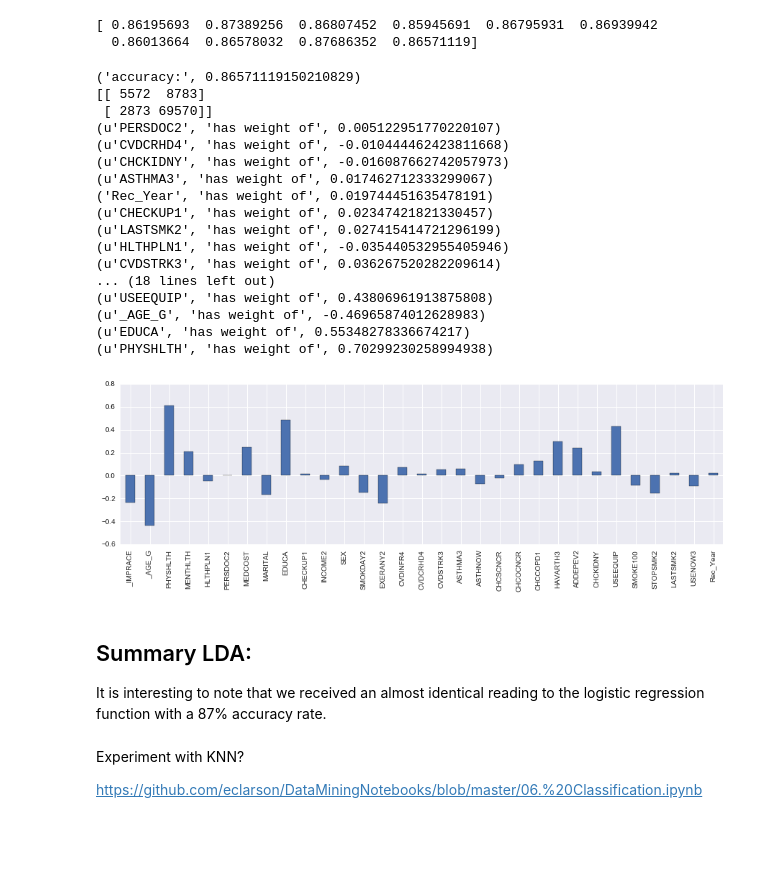
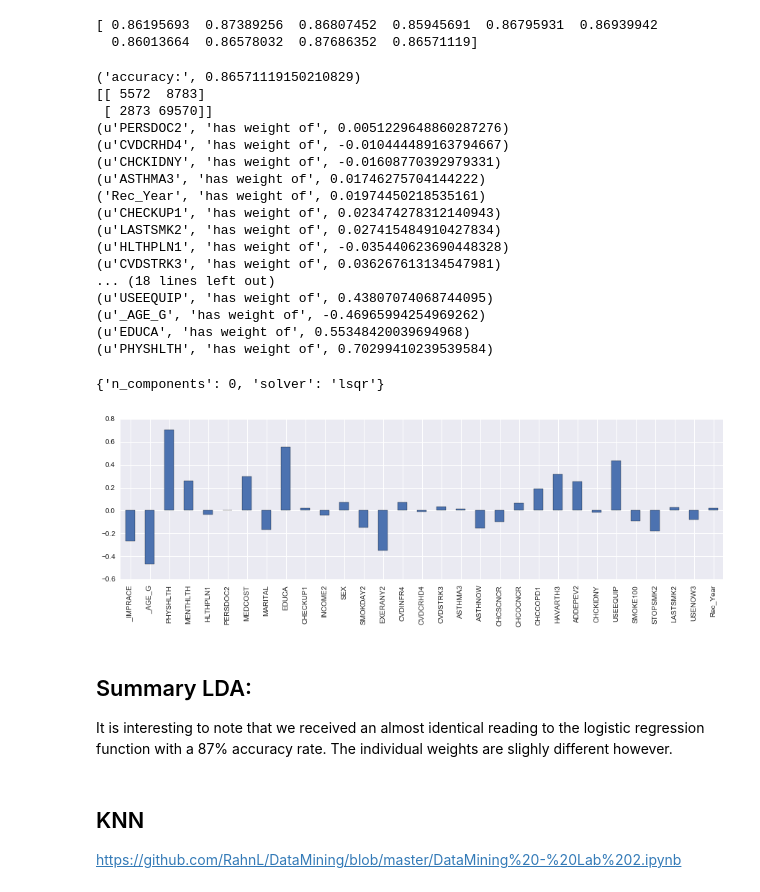
Before and after one commit to rlshuhart/MSDS6210-Immersion_Project, a Jupyter notebook: Study/Closing the Gap Study Revisited.ipynb, the cells around one changed output. Drawn from its saved outputs; the diff is of its cells as text; code cells hidden in the pictures; blank space fills up the shorter version.

```diff
--- a/Study/Closing the Gap Study Revisited.ipynb
+++ b/Study/Closing the Gap Study Revisited.ipynb
@@ -364,7 +365,7 @@ X_train_scaled = scale.transform(X_train) # apply to training
 X_test_scaled = scale.transform(X_test) # apply those means and std to the test set (without snooping at the test set values)
 
 # train the model just as before
-LDA = LinearDiscriminantAnalysis()
+LDA = LinearDiscriminantAnalysis(n_components = 0, solver = 'lsqr')
 LDA.fit(X_train_scaled,y_train)  # train object
 
 y_hat = LDA.predict(X_test_scaled) # get test set precitions
@@ -383,44 +384,46 @@ for coef, name in zip_vars:
 ('accuracy:', 0.86571119150210829)
 [[ 5572  8783]
  [ 2873 69570]]
-(u'PERSDOC2', 'has weight of', 0.005122951770220107)
-(u'CVDCRHD4', 'has weight of', -0.010444462423811668)
-(u'CHCKIDNY', 'has weight of', -0.016087662742057973)
-(u'ASTHMA3', 'has weight of', 0.017462712333299067)
-('Rec_Year', 'has weight of', 0.019744451635478191)
-(u'CHECKUP1', 'has weight of', 0.02347421821330457)
-(u'LASTSMK2', 'has weight of', 0.027415414721296199)
-(u'HLTHPLN1', 'has weight of', -0.035440532955405946)
-(u'CVDSTRK3', 'has weight of', 0.036267520282209614)
+(u'PERSDOC2', 'has weight of', 0.0051229648860287276)
+(u'CVDCRHD4', 'has weight of', -0.010444489163794667)
+(u'CHCKIDNY', 'has weight of', -0.01608770392979331)
+(u'ASTHMA3', 'has weight of', 0.01746275704144222)
+('Rec_Year', 'has weight of', 0.01974450218535161)
+(u'CHECKUP1', 'has weight of', 0.023474278312140943)
+(u'LASTSMK2', 'has weight of', 0.027415484910427834)
+(u'HLTHPLN1', 'has weight of', -0.035440623690448328)
+(u'CVDSTRK3', 'has weight of', 0.036267613134547981)
 ... (18 lines left out)
-(u'USEEQUIP', 'has weight of', 0.43806961913875808)
-(u'_AGE_G', 'has weight of', -0.46965874012628983)
-(u'EDUCA', 'has weight of', 0.55348278336674217)
-(u'PHYSHLTH', 'has weight of', 0.70299230258994938)
+(u'USEEQUIP', 'has weight of', 0.43807074068744095)
+(u'_AGE_G', 'has weight of', -0.46965994254969262)
+(u'EDUCA', 'has weight of', 0.55348420039694968)
+(u'PHYSHLTH', 'has weight of', 0.70299410239539584)
 # %%
 #http://scikit-learn.org/stable/modules/generated/sklearn.grid_search.GridSearchCV.html
 
 from sklearn import grid_search
-parameters = {'solver':('svd', 'lsqr'), 'n_components':[0,-1]}
+parameters = {'solver':('svd', 'lsqr', 'eigen'), 'n_components':[0,-1]}
 LDA = LinearDiscriminantAnalysis()
 clf = grid_search.GridSearchCV(LDA, parameters)
 clf.fit(X_train_scaled, y_train)
 
 # print out the best parameters
 clf.best_params_
+# %% [output]
+{'n_components': 0, 'solver': 'lsqr'}
 # %%
 plt.figure(figsize=[15,4])
 
-weights = pd.Series(logReg.coef_[0],index=brfss.columns)
+weights = pd.Series(LDA.coef_[0],index=brfss.columns)
 weights.plot(kind='bar')
 plt.show()
 # %% [output]
-[figure, old version]
+[figure, new version]
 # %% [markdown]
 ## Summary LDA:
 
-It is interesting to note that we received an almost identical reading to the logistic regression function with a 87% accuracy rate.
+It is interesting to note that we received an almost identical reading to the logistic regression function with a 87% accuracy rate. The individual weights are slighly different however.
 # %% [markdown]
-Experiment with KNN?
+## KNN
 
-https://github.com/eclarson/DataMiningNotebooks/blob/master/06.%20Classification.ipynb
+https://github.com/RahnL/DataMining/blob/master/DataMining%20-%20Lab%202.ipynb
```
Also changed, not shown: parts of 7 cells of this notebook.
